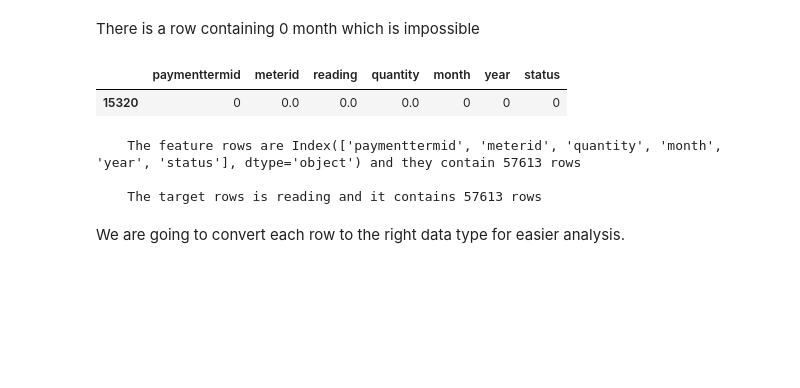
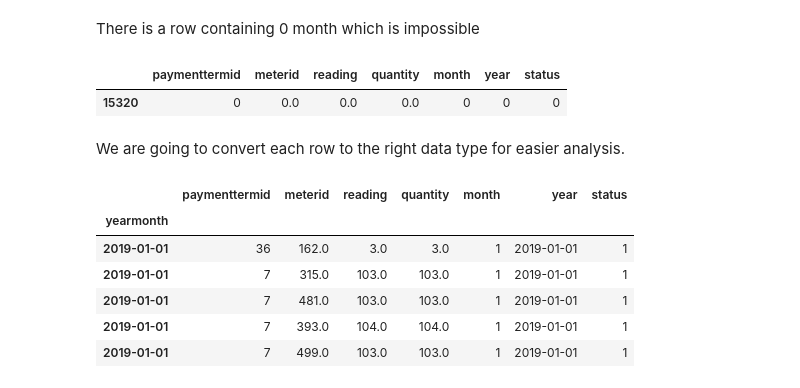
Before and after one commit to Sean-Miningah/UtilitiesAnalytics, a Jupyter notebook: Analysis and Modelling.ipynb, the cells around one changed output. Saved outputs shown, nothing was run; the diff lists cells and outputs as text; code cells hidden in the pictures; blank space fills up the shorter version.

```diff
--- a/Analysis and Modelling.ipynb
+++ b/Analysis and Modelling.ipynb
@@ -170,14 +152,10 @@ data = data.drop(data[data['month'] == 0].index)
 # %%
 # target = data['reading']
 # data = data.drop(columns=['reading'])
-print(f"""
-    The feature rows are {data.columns} and they contain {data.shape[0]} rows \n
-    The target rows is {target.name} and it contains {target.shape[0]} rows
-    """
-     )
+# print(f"""
+#     The feature rows are {data.columns} and they contain {data.shape[0]} rows \n
+#     The target rows is {target.name} and it contains {target.shape[0]} rows
+#     """
+#      )
-# %% [output]
-    The feature rows are Index(['paymenttermid', 'meterid', 'quantity', 'month', 'year', 'status'], dtype='object') and they contain 57613 rows
-
-    The target rows is reading and it contains 57613 rows
 # %% [markdown]
 We are going to convert each row to the right data type for easier analysis.
@@ -188,0 +162,20 @@ for i in data.columns:
+# %%
+data[["paymenttermid", "meterid", "status"]] = data[["paymenttermid", "meterid", "status"]].astype("category")
+data["month"] = data["month"].astype(str)
+data["year"] = data["year"].astype(str)
+data["yearmonth"] = pd.to_datetime(data["year"] + ' ' + data["month"])
+
+data = data.set_index('yearmonth')
+data.sort_index(inplace=True)
+
+data["year"] = pd.to_datetime(data['year'], format='%Y')
+data["month"] = data.index.month
+data.head()
+# %% [output]
+|  | paymenttermid | meterid | reading | quantity | month | year | status |
+| yearmonth |  |  |  |  |  |  |  |
+| 2019-01-01 | 36 | 162.0 | 3.0 | 3.0 | 1 | 2019-01-01 | 1 |
+| 2019-01-01 | 7 | 315.0 | 103.0 | 103.0 | 1 | 2019-01-01 | 1 |
+| 2019-01-01 | 7 | 481.0 | 103.0 | 103.0 | 1 | 2019-01-01 | 1 |
+| 2019-01-01 | 7 | 393.0 | 104.0 | 104.0 | 1 | 2019-01-01 | 1 |
+| 2019-01-01 | 7 | 499.0 | 103.0 | 103.0 | 1 | 2019-01-01 | 1 |
```
Also changed, not shown: parts of 22 cells of this notebook.
